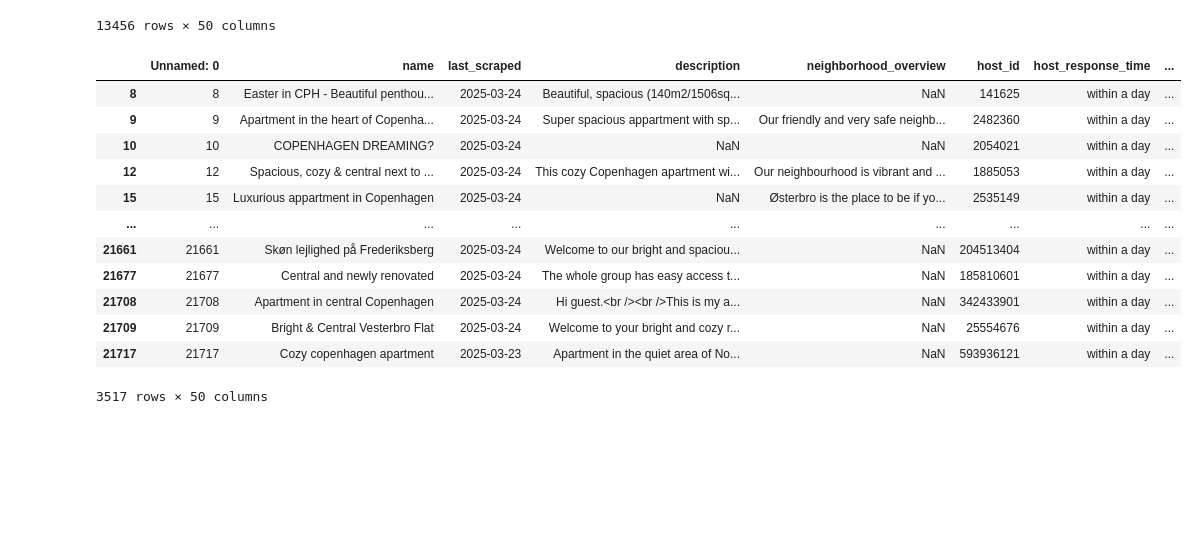
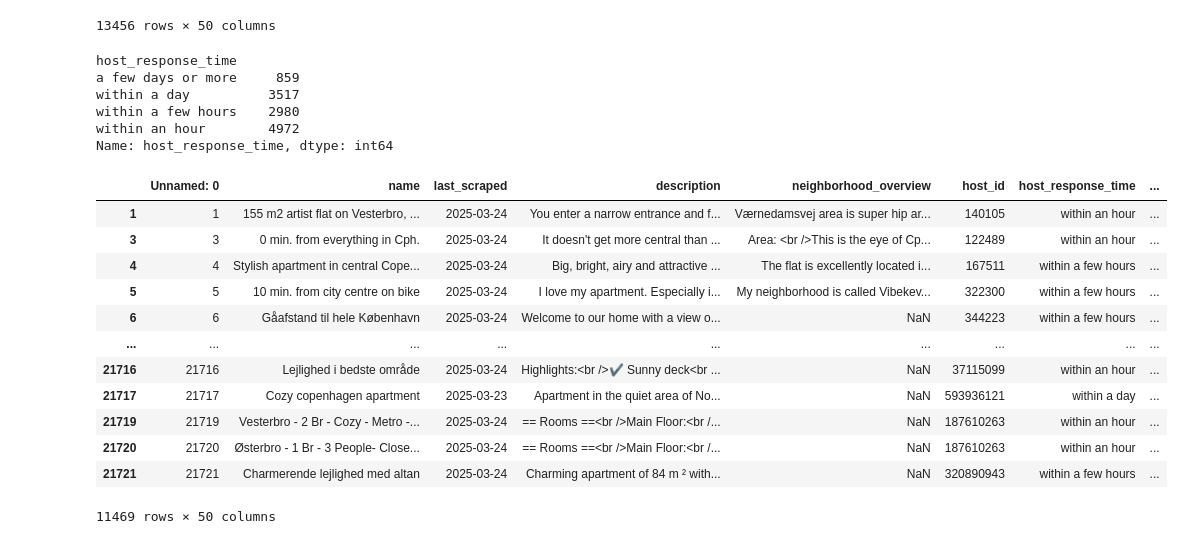
Before and after one commit to A01735502/extracciondedatos, a Jupyter notebook: Tarea extraccion semana 1/ACTIVIDAD2.2.ipynb, the cells around one changed output. Drawn from its saved outputs; the diff is of its cells as text; code cells hidden in the pictures; blank space fills up the shorter version.

```diff
--- a/Tarea extraccion semana 1/ACTIVIDAD2.2.ipynb
+++ b/Tarea extraccion semana 1/ACTIVIDAD2.2.ipynb
@@ -71,22 +71,35 @@ filtro2
 | 21557 | 21557 | Newly renovated apartment in CPH | 2025-03-23 | Stay in our newly renovated, brig... | NaN | 672228750 | within an hour | ... |
 | 21570 | 21570 | Cozy Amager Apt Metro & Parking | 2025-03-24 | Charming 50m² apartment on Amager... | NaN | 673723187 | within an hour | ... |
 13456 rows × 50 columns
+# %%
+#Analizar categorias de una columna
+df6 = df.groupby(['host_response_time'])['host_response_time'].count()
+df6
+# %% [output]
+host_response_time
+a few days or more     859
+within a day          3517
+within a few hours    2980
+within an hour        4972
+Name: host_response_time, dtype: int64
 # %%
 ##Los registros de los host que responden “a más tardar en 1 día”
-
-host_res = df[df["host_response_time"] == "within a day"]
+host_res = df[
+    (df["host_response_time"] == "within a day") |
+(df["host_response_time"] == "within an hour") |
+(df["host_response_time"] == "within a few hours")]
 host_res
 # %% [output]
 |  | Unnamed: 0 | name | last_scraped | description | neighborhood_overview | host_id | host_response_time | ... |
-| 8 | 8 | Easter in CPH - Beautiful penthou... | 2025-03-24 | Beautiful, spacious (140m2/1506sq... | NaN | 141625 | within a day | ... |
-| 9 | 9 | Apartment in the heart of Copenha... | 2025-03-24 | Super spacious appartment with sp... | Our friendly and very safe neighb... | 2482360 | within a day | ... |
-| 10 | 10 | COPENHAGEN DREAMING? | 2025-03-24 | NaN | NaN | 2054021 | within a day | ... |
-| 12 | 12 | Spacious, cozy & central next to ... | 2025-03-24 | This cozy Copenhagen apartment wi... | Our neighbourhood is vibrant and ... | 1885053 | within a day | ... |
-| 15 | 15 | Luxurious appartment in Copenhagen | 2025-03-24 | NaN | Østerbro is the place to be if yo... | 2535149 | within a day | ... |
+| 1 | 1 | 155 m2 artist flat on Vesterbro, ... | 2025-03-24 | You enter a narrow entrance and f... | Værnedamsvej area is super hip ar... | 140105 | within an hour | ... |
+| 3 | 3 | 0 min. from everything in Cph. | 2025-03-24 | It doesn't get more central than ... | Area: <br />This is the eye of Cp... | 122489 | within an hour | ... |
+| 4 | 4 | Stylish apartment in central Cope... | 2025-03-24 | Big, bright, airy and attractive ... | The flat is excellently located i... | 167511 | within a few hours | ... |
+| 5 | 5 | 10 min. from city centre on bike | 2025-03-24 | I love my apartment. Especially i... | My neighborhood is called Vibekev... | 322300 | within a few hours | ... |
+| 6 | 6 | Gåafstand til hele København | 2025-03-24 | Welcome to our home with a view o... | NaN | 344223 | within a few hours | ... |
 | ... | ... | ... | ... | ... | ... | ... | ... | ... |
-| 21661 | 21661 | Skøn lejlighed på Frederiksberg | 2025-03-24 | Welcome to our bright and spaciou... | NaN | 204513404 | within a day | ... |
-| 21677 | 21677 | Central and newly renovated | 2025-03-24 | The whole group has easy access t... | NaN | 185810601 | within a day | ... |
-| 21708 | 21708 | Apartment in central Copenhagen | 2025-03-24 | Hi guest.<br /><br />This is my a... | NaN | 342433901 | within a day | ... |
-| 21709 | 21709 | Bright & Central Vesterbro Flat | 2025-03-24 | Welcome to your bright and cozy r... | NaN | 25554676 | within a day | ... |
+| 21716 | 21716 | Lejlighed i bedste område | 2025-03-24 | Highlights:<br />✔ Sunny deck<br ... | NaN | 37115099 | within an hour | ... |
 | 21717 | 21717 | Cozy copenhagen apartment | 2025-03-23 | Apartment in the quiet area of No... | NaN | 593936121 | within a day | ... |
+| 21719 | 21719 | Vesterbro - 2 Br - Cozy - Metro -... | 2025-03-24 | == Rooms ==<br />Main Floor:<br /... | NaN | 187610263 | within an hour | ... |
+| 21720 | 21720 | Østerbro - 1 Br - 3 People- Close... | 2025-03-24 | == Rooms ==<br />Main Floor:<br /... | NaN | 187610263 | within an hour | ... |
+| 21721 | 21721 | Charmerende lejlighed med altan | 2025-03-24 | Charming apartment of 84 m ² with... | NaN | 320890943 | within a few hours | ... |
-3517 rows × 50 columns
+11469 rows × 50 columns
```
Also changed, not shown: parts of 6 cells of this notebook.
